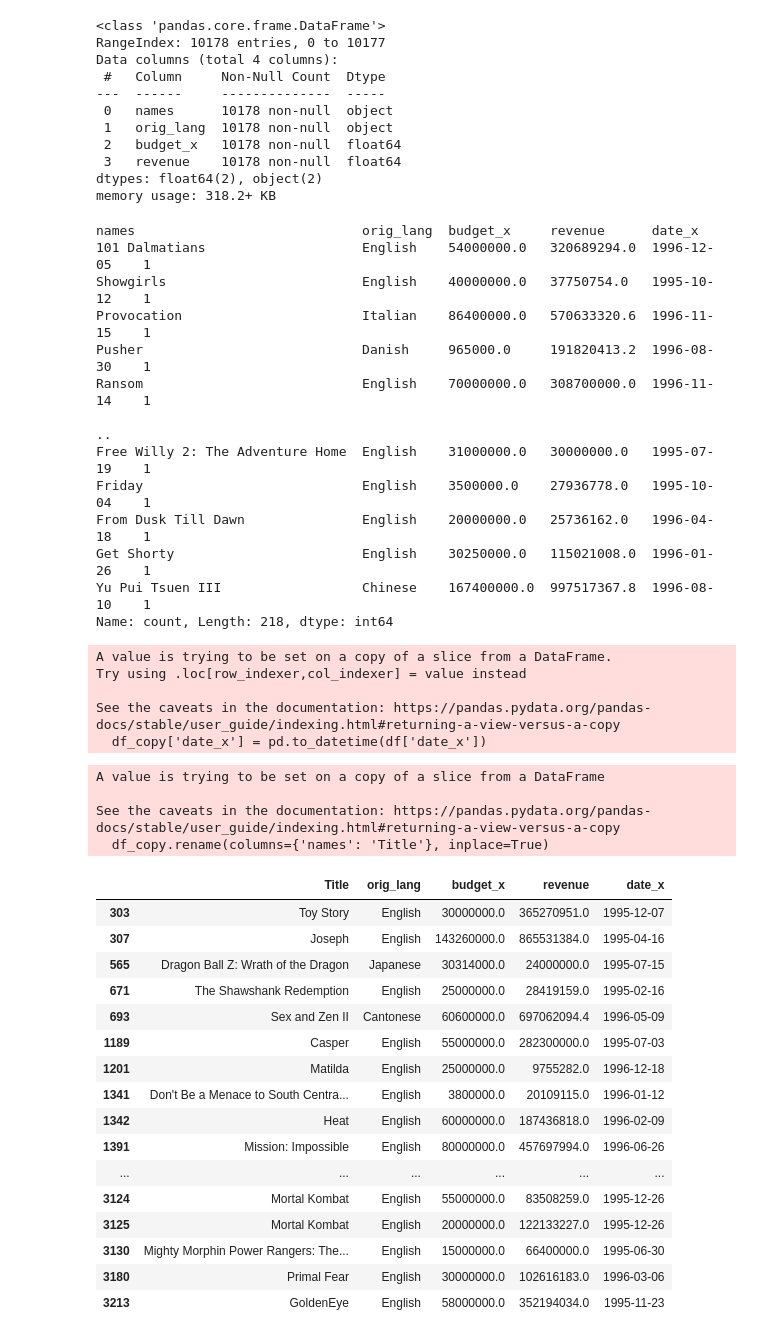
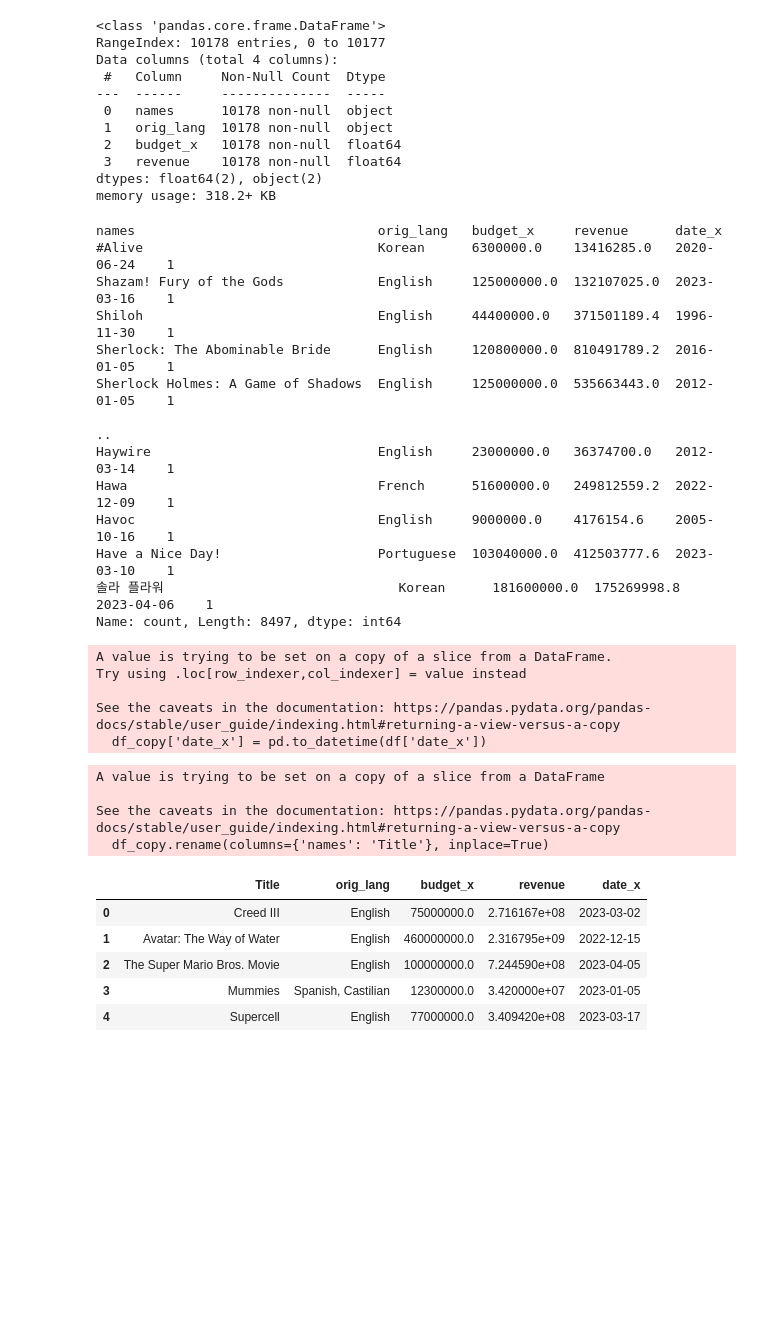
Before and after one commit to BenoitMormede/project-week-3, a Jupyter notebook: movies-project.ipynb, the cells around one changed output. Cells and saved outputs as stored; diff of their text form; code cells hidden in the pictures; blank space fills up the shorter version.

Commit message:
final table ready for analysis

```diff
--- a/movies-project.ipynb
+++ b/movies-project.ipynb
@@ -135,24 +112,24 @@ memory usage: 318.2+ KB
 df_copy['date_x'] = pd.to_datetime(df['date_x'])
 
 # Filter rows where the year is between 1995 and 2020 (inclusive)
-df_copy = df_copy[(df_copy['date_x'].dt.year >= 1995) & (df_copy['date_x'].dt.year < 1997)]
+df_copy = df_copy[(df_copy['date_x'].dt.year >= 1995)]
 
 # Display the filtered dataframe
 print(df_copy.value_counts())
 # %% [output]
-names                             orig_lang  budget_x     revenue      date_x
-101 Dalmatians                    English    54000000.0   320689294.0  1996-12-05    1
-Showgirls                         English    40000000.0   37750754.0   1995-10-12    1
-Provocation                       Italian    86400000.0   570633320.6  1996-11-15    1
-Pusher                            Danish     965000.0     191820413.2  1996-08-30    1
-Ransom                            English    70000000.0   308700000.0  1996-11-14    1
-                                                                                    ..
-Free Willy 2: The Adventure Home  English    31000000.0   30000000.0   1995-07-19    1
-Friday                            English    3500000.0    27936778.0   1995-10-04    1
-From Dusk Till Dawn               English    20000000.0   25736162.0   1996-04-18    1
-Get Shorty                        English    30250000.0   115021008.0  1996-01-26    1
-Yu Pui Tsuen III                  Chinese    167400000.0  997517367.8  1996-08-10    1
-Name: count, Length: 218, dtype: int64
+names                               orig_lang   budget_x     revenue      date_x
+#Alive                              Korean      6300000.0    13416285.0   2020-06-24    1
+Shazam! Fury of the Gods            English     125000000.0  132107025.0  2023-03-16    1
+Shiloh                              English     44400000.0   371501189.4  1996-11-30    1
+Sherlock: The Abominable Bride      English     120800000.0  810491789.2  2016-01-05    1
+Sherlock Holmes: A Game of Shadows  English     125000000.0  535663443.0  2012-01-05    1
+                                                                                       ..
+Haywire                             English     23000000.0   36374700.0   2012-03-14    1
+Hawa                                French      51600000.0   249812559.2  2022-12-09    1
+Havoc                               English     9000000.0    4176154.6    2005-10-16    1
+Have a Nice Day!                    Portuguese  103040000.0  412503777.6  2023-03-10    1
+솔라 플라워                              Korean      181600000.0  175269998.8  2023-04-06    1
+Name: count, Length: 8497, dtype: int64
 A value is trying to be set on a copy of a slice from a DataFrame.
 Try using .loc[row_indexer,col_indexer] = value instead
 
@@ -160,26 +137,15 @@ See the caveats in the documentation: https://pandas.pydata.org/pandas-docs/stab
   df_copy['date_x'] = pd.to_datetime(df['date_x'])
 # %%
 df_copy.rename(columns={'names': 'Title'}, inplace=True)
-df_copy.head(50)
+df_copy.head()
 # %% [output]
 A value is trying to be set on a copy of a slice from a DataFrame
 
 See the caveats in the documentation: https://pandas.pydata.org/pandas-docs/stable/user_guide/indexing.html#returning-a-view-versus-a-copy
   df_copy.rename(columns={'names': 'Title'}, inplace=True)
 |  | Title | orig_lang | budget_x | revenue | date_x |
-| 303 | Toy Story | English | 30000000.0 | 365270951.0 | 1995-12-07 |
-| 307 | Joseph | English | 143260000.0 | 865531384.0 | 1995-04-16 |
-| 565 | Dragon Ball Z: Wrath of the Dragon | Japanese | 30314000.0 | 24000000.0 | 1995-07-15 |
-| 671 | The Shawshank Redemption | English | 25000000.0 | 28419159.0 | 1995-02-16 |
-| 693 | Sex and Zen II | Cantonese | 60600000.0 | 697062094.4 | 1996-05-09 |
-| 1189 | Casper | English | 55000000.0 | 282300000.0 | 1995-07-03 |
-| 1201 | Matilda | English | 25000000.0 | 9755282.0 | 1996-12-18 |
-| 1341 | Don't Be a Menace to South Centra... | English | 3800000.0 | 20109115.0 | 1996-01-12 |
-| 1342 | Heat | English | 60000000.0 | 187436818.0 | 1996-02-09 |
-| 1391 | Mission: Impossible | English | 80000000.0 | 457697994.0 | 1996-06-26 |
-| ... | ... | ... | ... | ... | ... |
-| 3124 | Mortal Kombat | English | 55000000.0 | 83508259.0 | 1995-12-26 |
-| 3125 | Mortal Kombat | English | 20000000.0 | 122133227.0 | 1995-12-26 |
-| 3130 | Mighty Morphin Power Rangers: The... | English | 15000000.0 | 66400000.0 | 1995-06-30 |
-| 3180 | Primal Fear | English | 30000000.0 | 102616183.0 | 1996-03-06 |
-| 3213 | GoldenEye | English | 58000000.0 | 352194034.0 | 1995-11-23 |
+| 0 | Creed III | English | 75000000.0 | 2.716167e+08 | 2023-03-02 |
+| 1 | Avatar: The Way of Water | English | 460000000.0 | 2.316795e+09 | 2022-12-15 |
+| 2 | The Super Mario Bros. Movie | English | 100000000.0 | 7.244590e+08 | 2023-04-05 |
+| 3 | Mummies | Spanish, Castilian | 12300000.0 | 3.420000e+07 | 2023-01-05 |
+| 4 | Supercell | English | 77000000.0 | 3.409420e+08 | 2023-03-17 |
```
Also changed, not shown: parts of 58 cells of this notebook.
